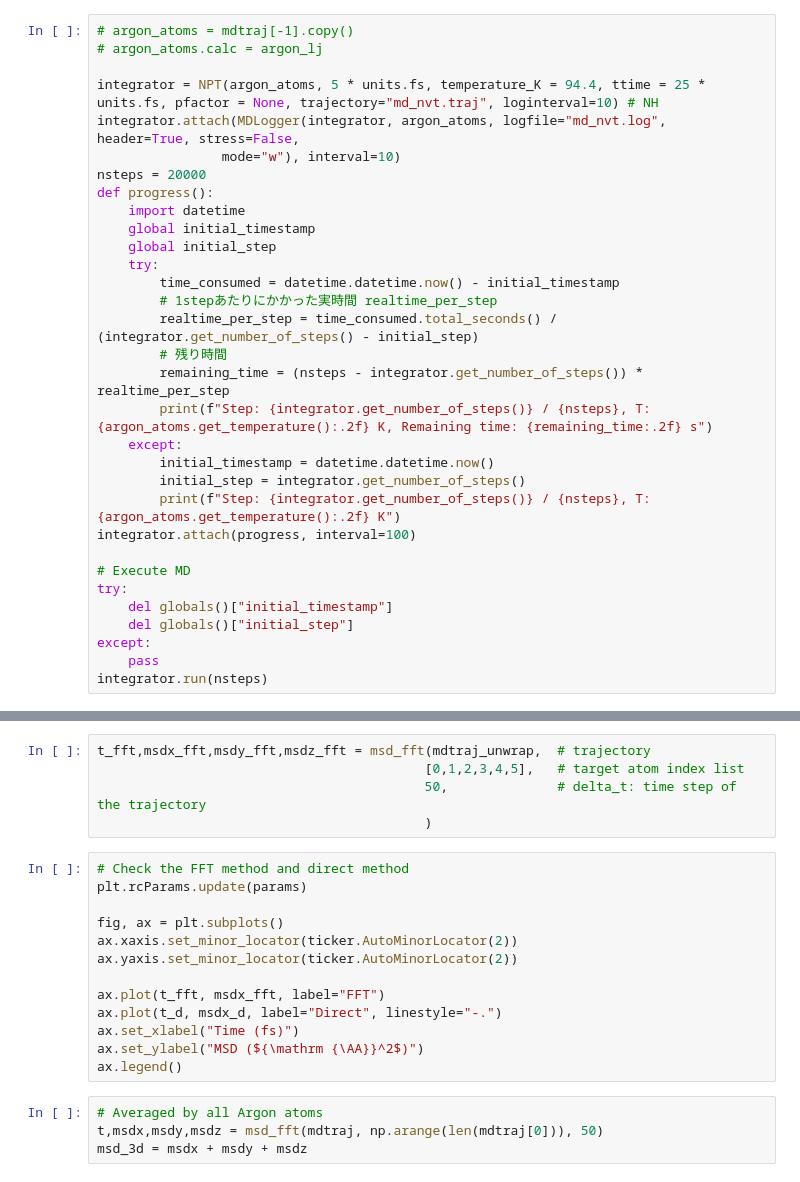
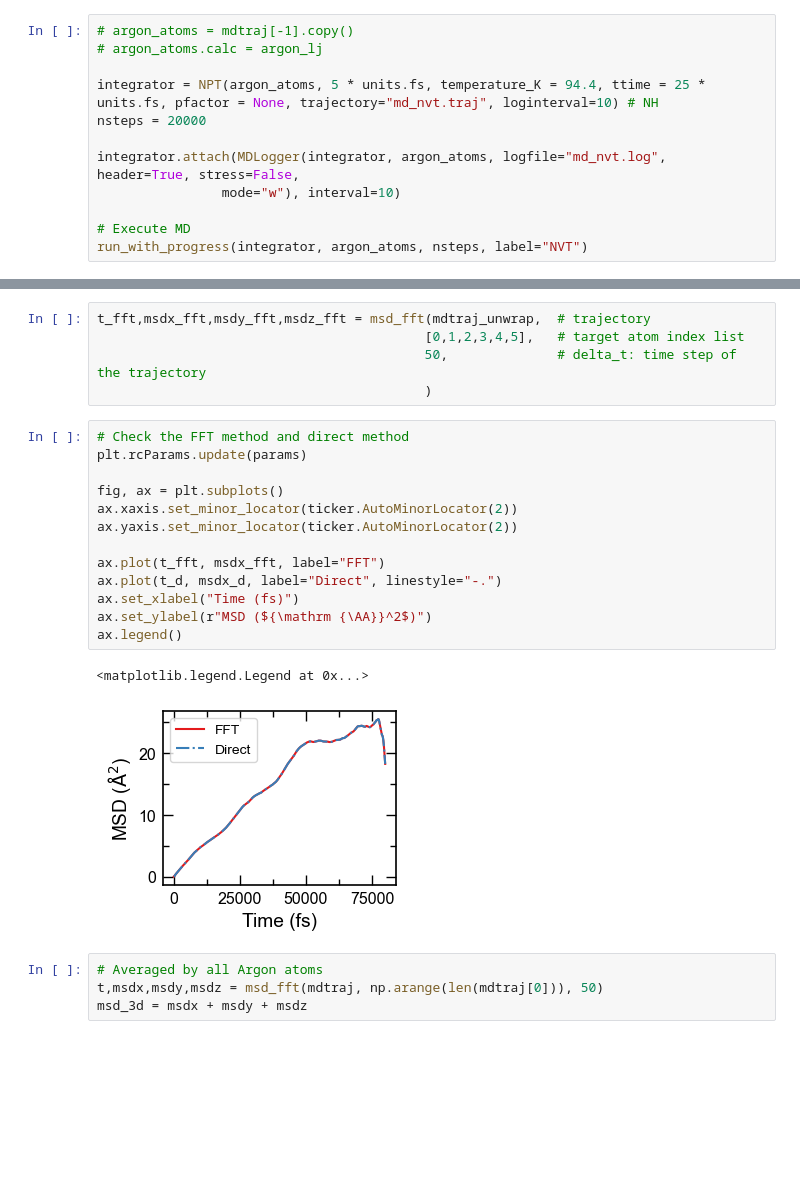
Before and after one commit to srak-uf/Molecular_simulation_tutorial, a Jupyter notebook: docs/source/03_ase/03_MD_analysis/03_md_analysis.ipynb, the cells around one changed output, grey strips where cells are left out. Saved outputs shown, nothing was run; the diff lists cells and outputs as text; blank space fills up the shorter version.

```diff
--- a/docs/source/03_ase/03_MD_analysis/03_md_analysis.ipynb
+++ b/docs/source/03_ase/03_MD_analysis/03_md_analysis.ipynb
@@ -138,30 +186,10 @@ Users should decide proper $\tau_{T}$. According to the [ASE documents](https://
 # argon_atoms.calc = argon_lj
 
 integrator = NPT(argon_atoms, 5 * units.fs, temperature_K = 94.4, ttime = 25 * units.fs, pfactor = None, trajectory="md_nvt.traj", loginterval=10) # NH
+nsteps = 20000
+
 integrator.attach(MDLogger(integrator, argon_atoms, logfile="md_nvt.log", header=True, stress=False,
                 mode="w"), interval=10)
-nsteps = 20000
-def progress():
-    import datetime
-    global initial_timestamp
-    global initial_step
-    try:
-        time_consumed = datetime.datetime.now() - initial_timestamp
-        # 1stepあたりにかかった実時間 realtime_per_step
-        realtime_per_step = time_consumed.total_seconds() / (integrator.get_number_of_steps() - initial_step)
-        # 残り時間
-        remaining_time = (nsteps - integrator.get_number_of_steps()) * realtime_per_step
-        print(f"Step: {integrator.get_number_of_steps()} / {nsteps}, T: {argon_atoms.get_temperature():.2f} K, Remaining time: {remaining_time:.2f} s")
-    except:
-        initial_timestamp = datetime.datetime.now()
-        initial_step = integrator.get_number_of_steps()
-        print(f"Step: {integrator.get_number_of_steps()} / {nsteps}, T: {argon_atoms.get_temperature():.2f} K")
-integrator.attach(progress, interval=100)
 
 # Execute MD
-try:
-    del globals()["initial_timestamp"]
-    del globals()["initial_step"]
-except:
-    pass
-integrator.run(nsteps)
+run_with_progress(integrator, argon_atoms, nsteps, label="NVT")
@@ -466,16 +564,19 @@ t_fft,msdx_fft,msdy_fft,msdz_fft = msd_fft(mdtraj_unwrap,  # trajectory
 # %%
 # Check the FFT method and direct method
 plt.rcParams.update(params)
 
 fig, ax = plt.subplots()
 ax.xaxis.set_minor_locator(ticker.AutoMinorLocator(2))
 ax.yaxis.set_minor_locator(ticker.AutoMinorLocator(2))
 
 ax.plot(t_fft, msdx_fft, label="FFT")
 ax.plot(t_d, msdx_d, label="Direct", linestyle="-.")
 ax.set_xlabel("Time (fs)")
-ax.set_ylabel("MSD (${\mathrm {\AA}}^2$)")
+ax.set_ylabel(r"MSD (${\mathrm {\AA}}^2$)")
 ax.legend()
+# %% [output]
+<matplotlib.legend.Legend at 0x...>
+[figure, added]
 # %%
 # Averaged by all Argon atoms
 t,msdx,msdy,msdz = msd_fft(mdtraj, np.arange(len(mdtraj[0])), 50)
```
Also changed, not shown: parts of 16 cells of this notebook, 1 other file.
